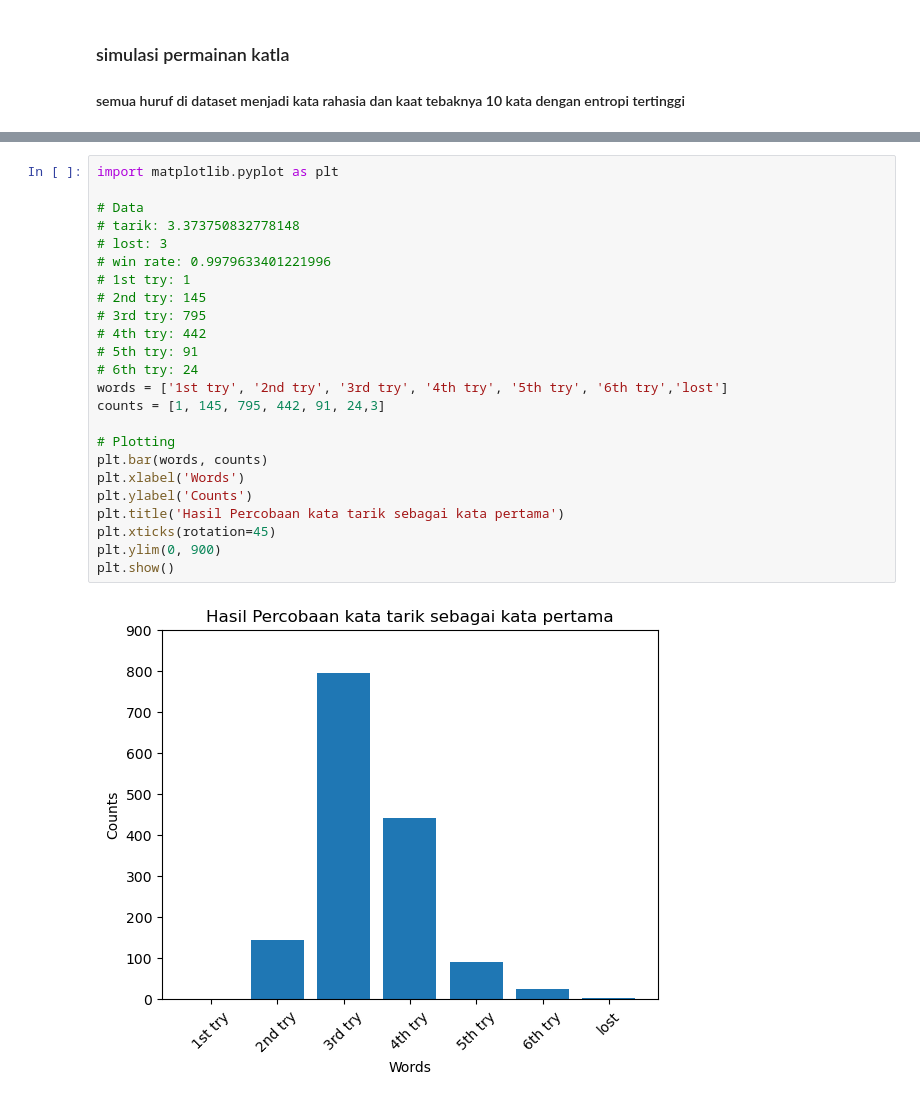
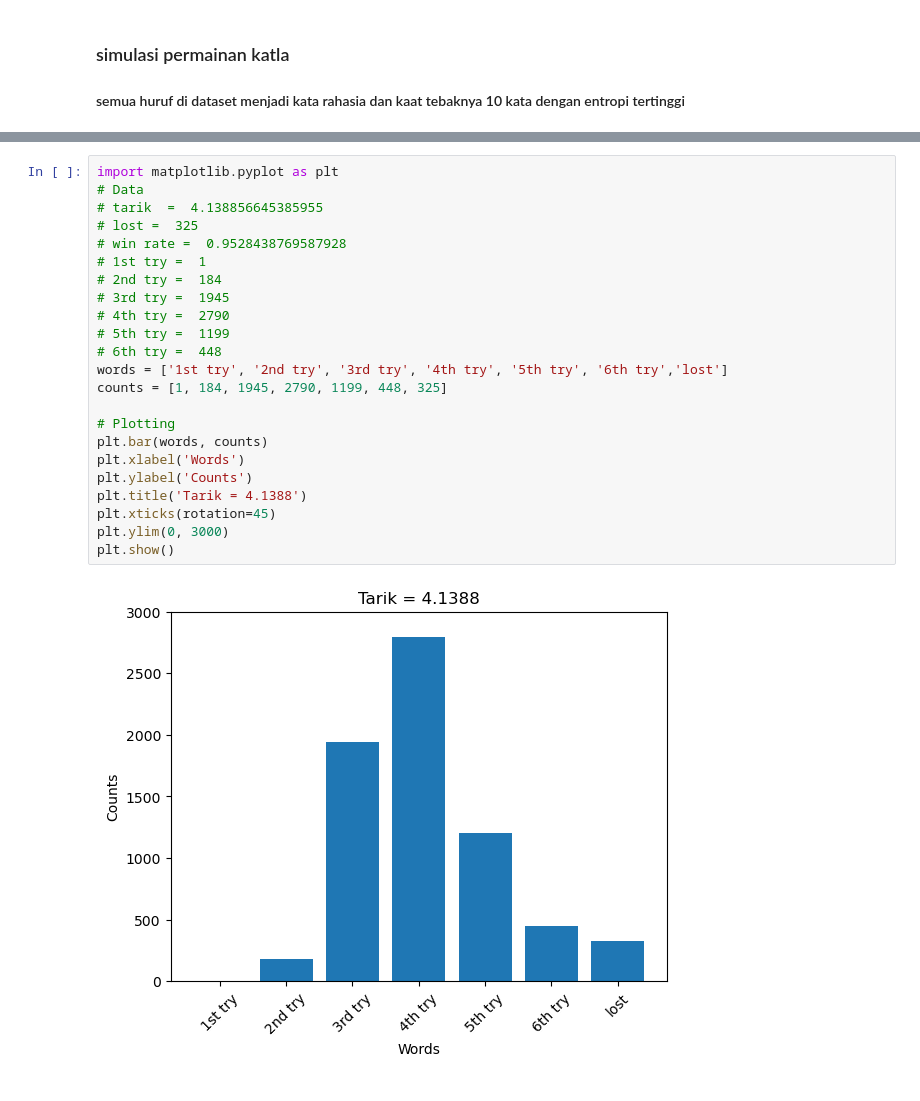
Before and after one commit to AbielB/Katla_AI, a Jupyter notebook: ipynb/AI_katla.ipynb, the cells around one changed output, grey strips where cells are left out. Saved outputs shown, nothing was run; the diff lists cells and outputs as text.

```diff
--- a/ipynb/AI_katla.ipynb
+++ b/ipynb/AI_katla.ipynb
@@ -555,26 +639,25 @@ KeyboardInterrupt:
 # %%
 import matplotlib.pyplot as plt
-
 # Data
-# tarik: 3.373750832778148
-# lost: 3
-# win rate: 0.9979633401221996
-# 1st try: 1
-# 2nd try: 145
-# 3rd try: 795
-# 4th try: 442
-# 5th try: 91
-# 6th try: 24
+# tarik  =  4.138856645385955
+# lost =  325
+# win rate =  0.9528438769587928
+# 1st try =  1
+# 2nd try =  184
+# 3rd try =  1945
+# 4th try =  2790
+# 5th try =  1199
+# 6th try =  448
 words = ['1st try', '2nd try', '3rd try', '4th try', '5th try', '6th try','lost']
-counts = [1, 145, 795, 442, 91, 24,3]
+counts = [1, 184, 1945, 2790, 1199, 448, 325]
 
 # Plotting
 plt.bar(words, counts)
 plt.xlabel('Words')
 plt.ylabel('Counts')
-plt.title('Hasil Percobaan kata tarik sebagai kata pertama')
+plt.title('Tarik = 4.1388')
 plt.xticks(rotation=45)
-plt.ylim(0, 900)
+plt.ylim(0, 3000)
 plt.show()
 # %% [output]
-[figure, old version]
+[figure, new version]
```
Also changed, not shown: parts of 20 cells of this notebook, 29 other files.
